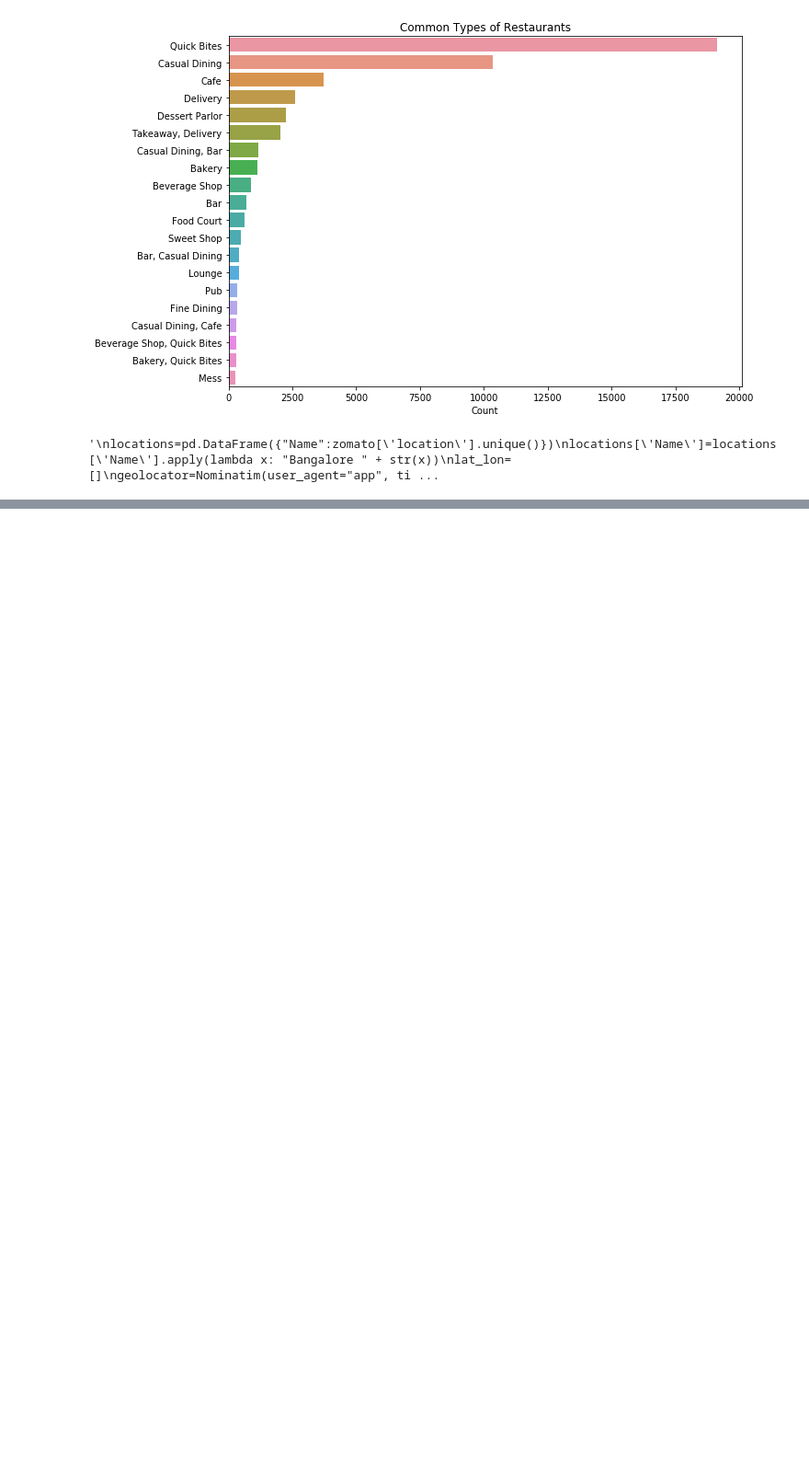
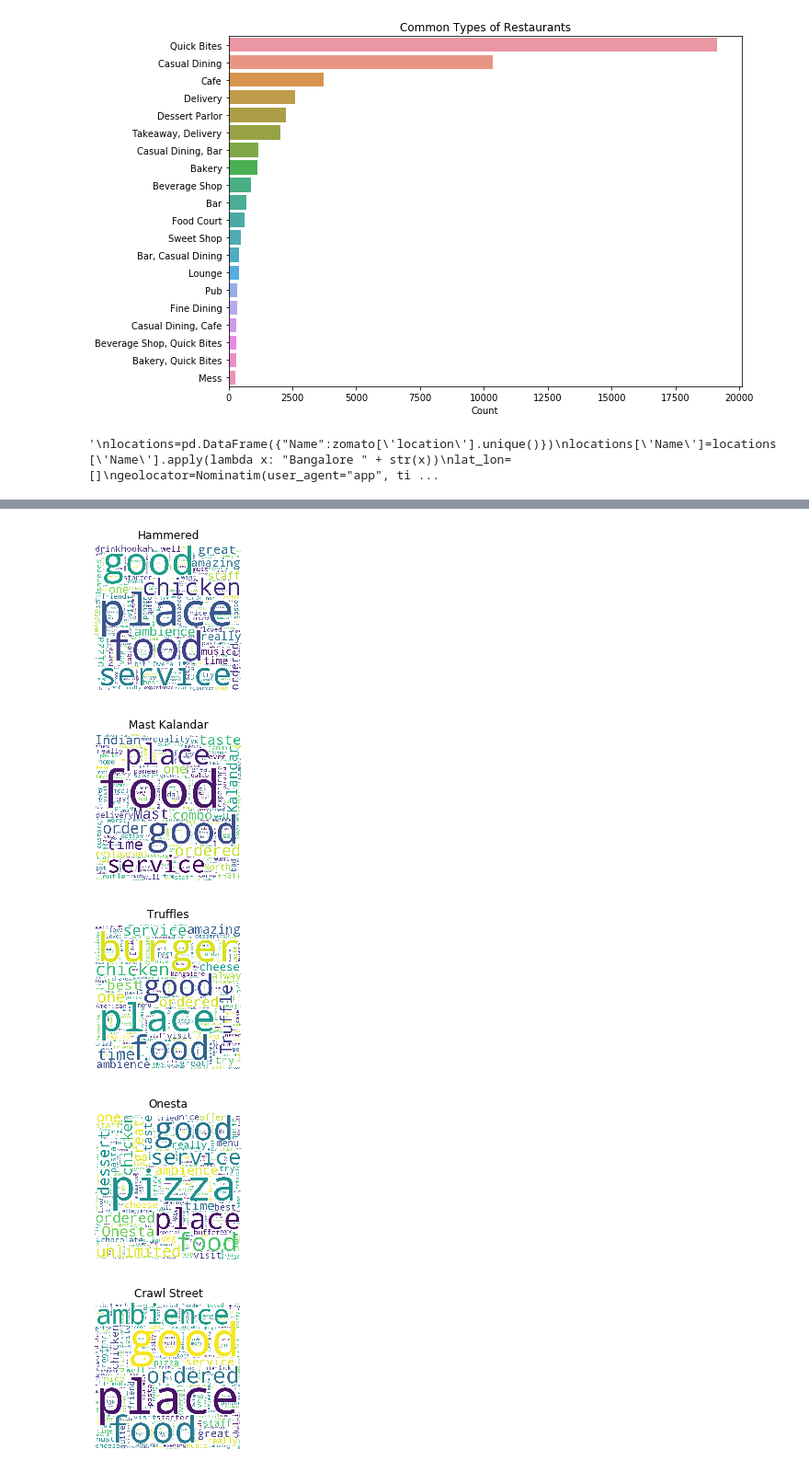
Before and after one commit to robinsaheb/ResturantReviews, a Jupyter notebook: Zomato Notebook.ipynb, the cells around one changed output, grey strips where cells are left out. Shown at 92% size. Saved outputs shown, nothing was run; the diff lists cells and outputs as text; code cells hidden in the pictures; blank space fills up the shorter version.

Commit message:
Review Analysis

```diff
--- a/Zomato Notebook.ipynb
+++ b/Zomato Notebook.ipynb
@@ -177,0 +178,16 @@ for rest in restType.index:
+# %%
+# Analysing Reviews
+all_ratings = []
+
+for name,ratings in tqdm(zip(zomato['name'],zomato['reviews_list'])):
+    ratings = eval(ratings)
+    for score, doc in ratings:
+        if score:
+            score = score.strip("Rated").strip()
+            doc = doc.strip('RATED').strip()
+            score = float(score)
+            all_ratings.append([name,score, doc])
+# %%
+# Making a dataframe using all_ratings
+ratings = pd.DataFrame(all_ratings, columns = ['Restaurant', 'Ratings', 'Reviews'])
+ratings.head()
@@ -177,0 +201,29 @@ for rest in restType.index:
+# %%
+# Making wordcloud for ratings
+rest = ratings['Restaurant'].value_counts()[:9]
+i=0
+for r in rest.index:
+
+    plt.figure(figsize=(10, 10))
+    plt.subplot(3, 3, i+1)
+
+    # Getting all the ratings for different Restaurant
+    corpus = ratings[ratings['Restaurant']==r]['Reviews'].values.tolist()
+
+    # Getting all the ratings
+    corpus = ' '.join(x for x in corpus)
+
+    # Making a wordcloud
+    wordcloud = WordCloud(max_font_size=None, background_color='white', collocations=False,
+                      width=500, height=500).generate(corpus)
+
+    plt.imshow(wordcloud)
+    plt.title(r)
+    plt.axis('off')
+    i+=1
+# %% [output]
+[figure, added]
+[figure, added]
+[figure, added]
+[figure, added]
+[figure, added]
```
Also changed, not shown: parts of 5 cells of this notebook.
